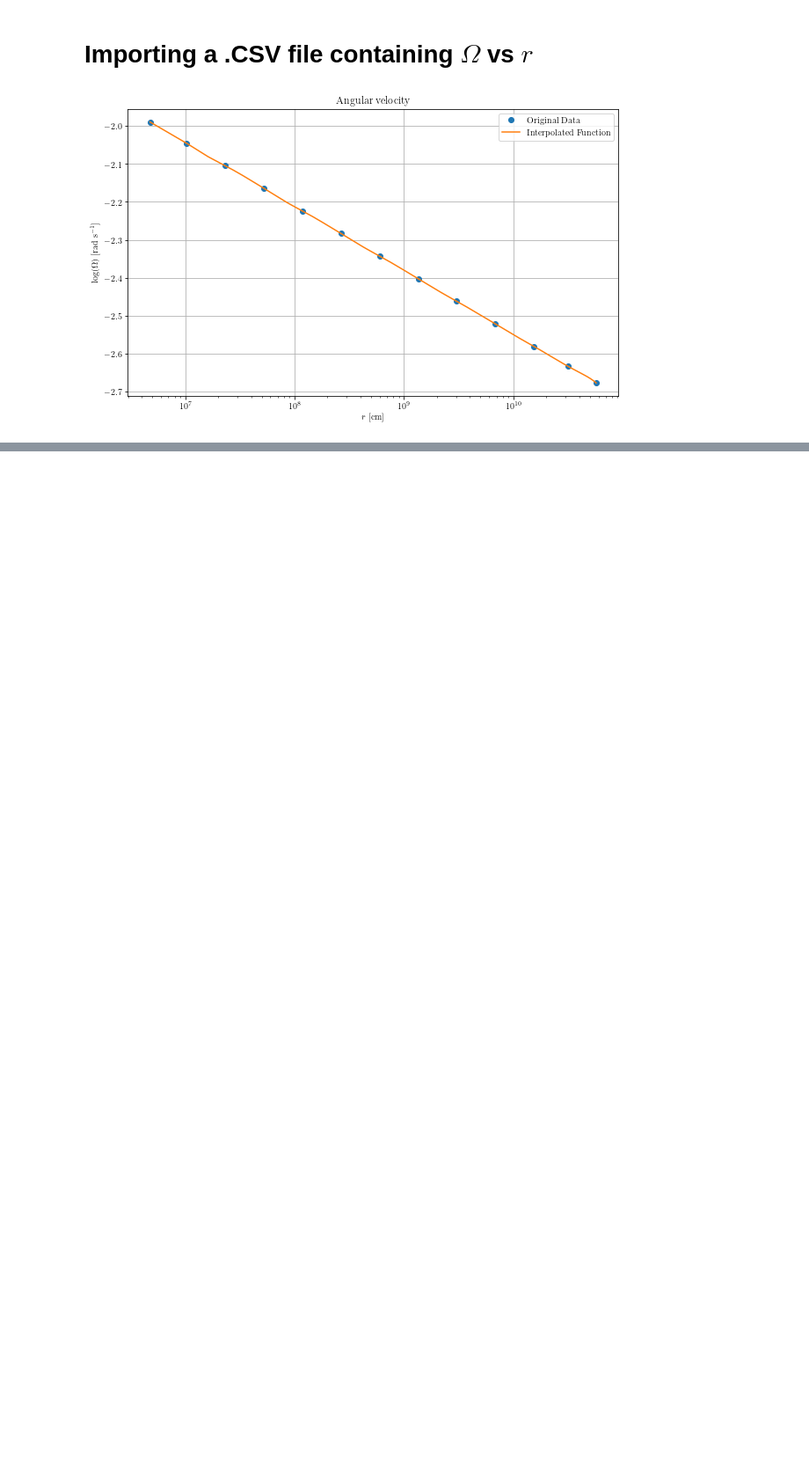
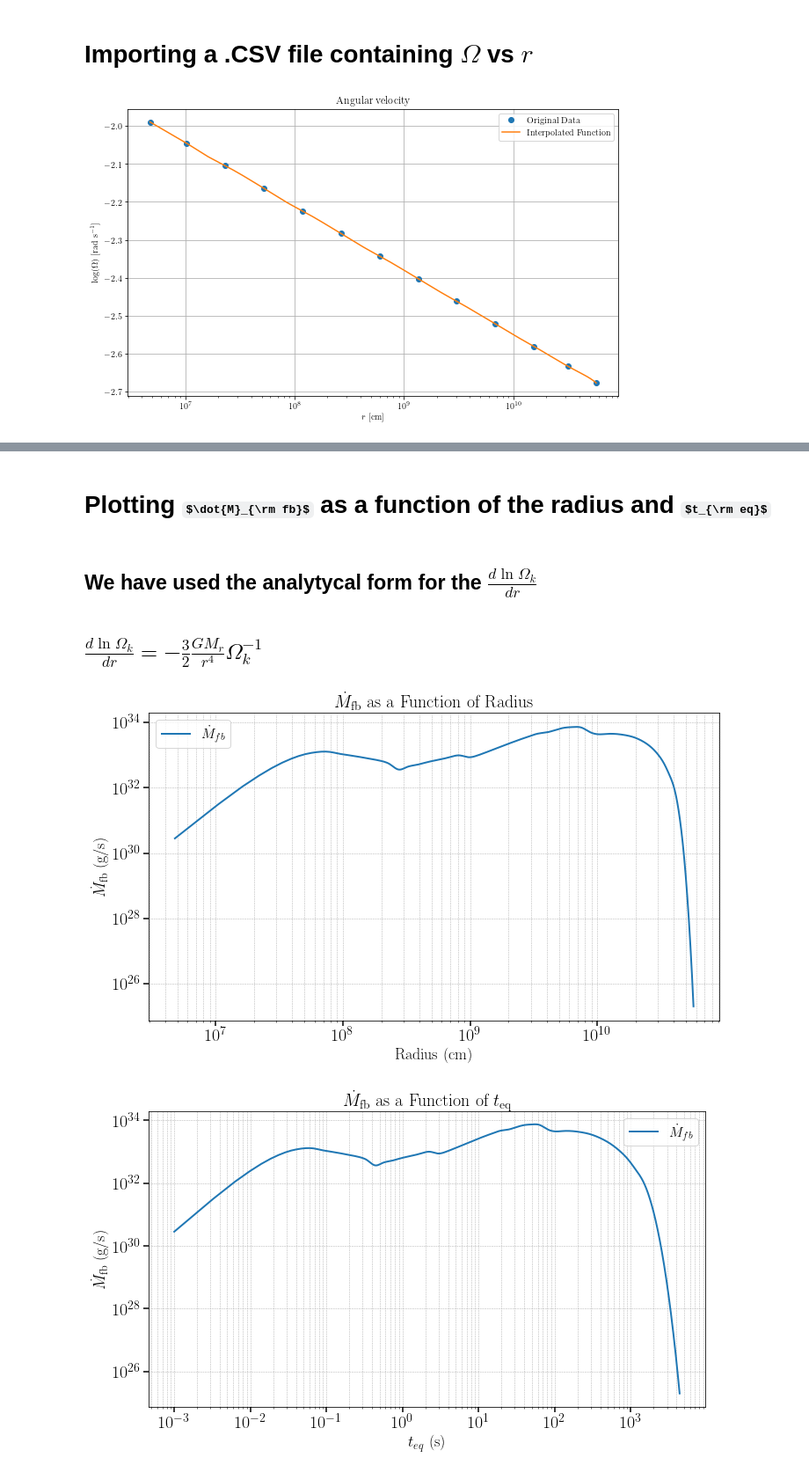
Before and after one commit to gibranmr/accretion, a Jupyter notebook: accretion.ipynb, the cells around one changed output, grey strips where cells are left out. Shown: that part at 88% size. Cells and saved outputs as stored; diff of their text form; code cells hidden in the pictures; some formulas as TeX source; blank space fills up the shorter version.

```diff
--- a/accretion.ipynb
+++ b/accretion.ipynb
@@ -803,0 +720,44 @@ plt.show()
+# %% [markdown]
+# Plotting $\dot{M}_{\rm fb}$ as a function of the radius and $t_{\rm eq}$
+# %% [markdown]
+## We have used the analytycal form for the ${\frac{d\ln\Omega_k}{dr}}$
+# %% [markdown]
+## ${\frac{d\ln\Omega_k}{dr}}=-\frac{3}{2} \frac{GM_r}{r^4}\Omega_k^{-1}$
+# %%
+import numpy as np
+import matplotlib.pyplot as plt
+
+# Using the Keplerian angular velocity formula
+def dln_Omega_k_dr(r):
+    Omega_k_val = Omega_k(r)
+    return -1.5 * G * M / r**4 / Omega_k_val
+
+# Compute M_dot_fb for each r in the radius range
+M_dot_fb_values = [M_dot_fb(r) for r in radius_range_Omega]
+
+# Plot M_dot_fb as a function of radius
+plt.figure(figsize=(10, 6))
+plt.loglog(radius_range_Omega, M_dot_fb_values, label=r'$\dot{M}_{fb}$', linewidth=2)
+plt.xlabel('Radius (cm)', fontsize=18)
+plt.ylabel(r'$\dot{M}_{\rm fb}$ (g/s)', fontsize=18)
+plt.title(r'$\dot{M}_{\rm fb}$ as a Function of Radius', fontsize=20)
+plt.grid(True, which="both", ls="--", linewidth=0.5)
+plt.legend(fontsize=16)
+plt.tight_layout()
+plt.tick_params(axis='both', labelsize=20, width=1.5, length=6)
+plt.show()
+
+# Plot M_dot_fb as a function of t_eq
+plt.figure(figsize=(10, 6))
+plt.loglog(t_eq_values, M_dot_fb_values, label=r'$\dot{M}_{fb}$', linewidth=2)
+plt.xlabel(r'$t_{eq}$ (s)', fontsize=18)
+plt.ylabel(r'$\dot{M}_{\rm fb}$ (g/s)', fontsize=18)
+plt.title(r'$\dot{M}_{\rm fb}$ as a Function of $t_{\rm eq}$', fontsize=20)
+plt.grid(True, which="both", ls="--", linewidth=0.5)
+plt.legend(fontsize=16)
+plt.tick_params(axis='both', labelsize=20, width=1.5, length=6)
+plt.tight_layout()
+plt.show()
+# %% [output]
+[figure, added]
+[figure, added]
```
Also changed, not shown: parts of 16 cells of this notebook.
